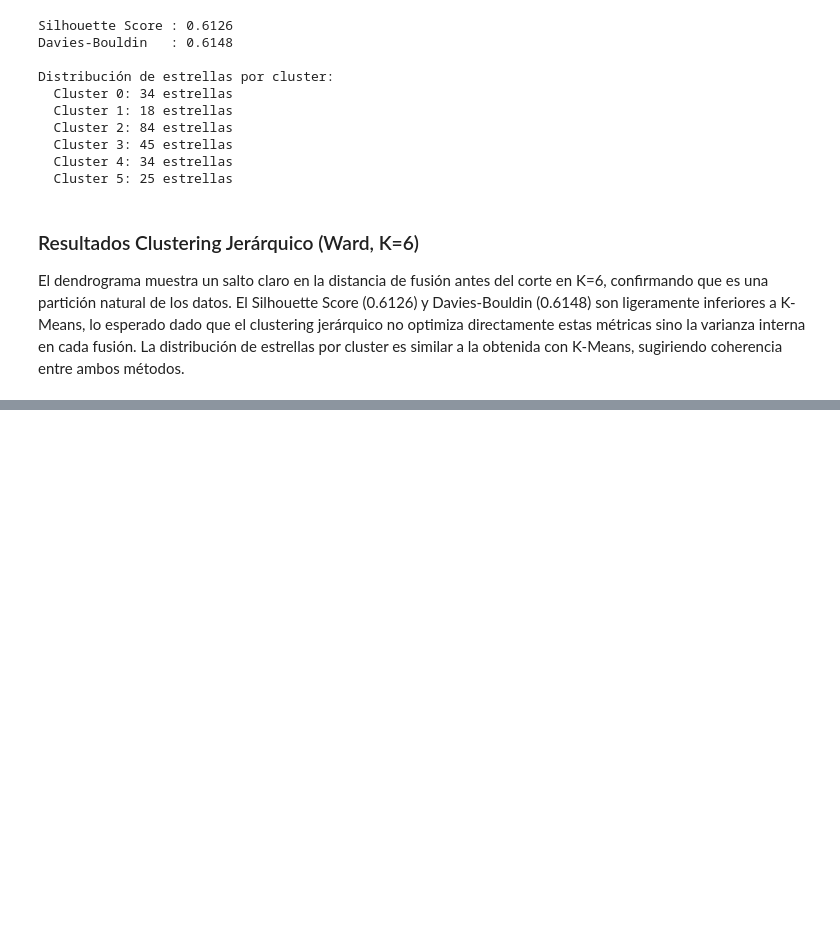
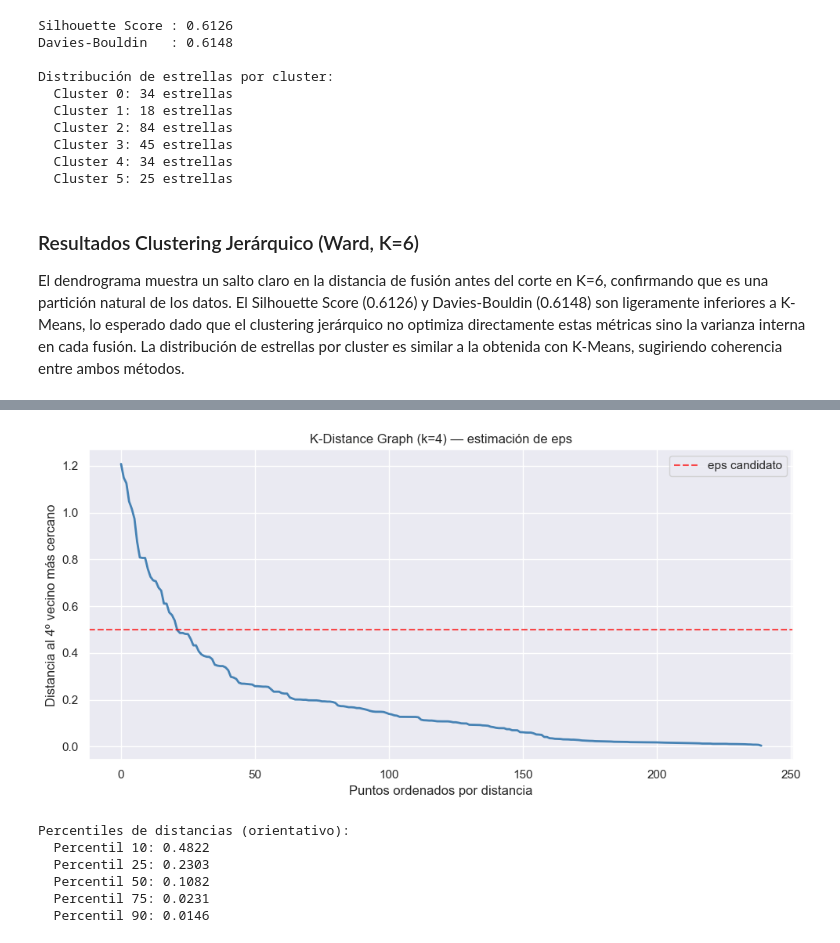
Before and after one commit to 100524500/Aprendizaje_Automatico_Clusters, a Jupyter notebook: notebooks/practica2.ipynb, the cells around one changed output, grey strips where cells are left out. Drawn from its saved outputs; the diff is of its cells as text; code cells hidden in the pictures; blank space fills up the shorter version.

Commit message:
feat: DBSCAN con ajuste de hiperparámetros y evaluación DBCV

```diff
--- a/notebooks/practica2.ipynb
+++ b/notebooks/practica2.ipynb
@@ -580,0 +593,37 @@ con K-Means, sugiriendo coherencia entre ambos métodos.
+# %%
+# ============================================================
+# DBSCAN — HEURÍSTICA K-DISTANCE PARA ESTIMAR EPS
+# ============================================================
+
+from sklearn.neighbors import NearestNeighbors
+
+# Probamos min_samples = 4 (regla 2 x n_dimensiones)
+min_samples = 4
+
+nbrs = NearestNeighbors(n_neighbors=min_samples).fit(X_pca)
+distances, _ = nbrs.kneighbors(X_pca)
+
+# Distancia al vecino más lejano de los k vecinos
+k_distances = np.sort(distances[:, -1])[::-1]
+
+plt.figure(figsize=(10, 5))
+plt.plot(k_distances, color='steelblue', linewidth=2)
+plt.xlabel('Puntos ordenados por distancia')
+plt.ylabel(f'Distancia al {min_samples}º vecino más cercano')
+plt.title(f'K-Distance Graph (k={min_samples}) — estimación de eps')
+plt.axhline(y=0.5, color='red', linestyle='--', alpha=0.7, label='eps candidato')
+plt.legend()
+plt.tight_layout()
+plt.show()
+
+print("Percentiles de distancias (orientativo):")
+for p in [10, 25, 50, 75, 90]:
+    print(f"  Percentil {p}: {np.percentile(k_distances, 100-p):.4f}")
+# %% [output]
+[figure, added]
+Percentiles de distancias (orientativo):
+  Percentil 10: 0.4822
+  Percentil 25: 0.2303
+  Percentil 50: 0.1082
+  Percentil 75: 0.0231
+  Percentil 90: 0.0146
```
Also changed, not shown: parts of 5 cells of this notebook.
